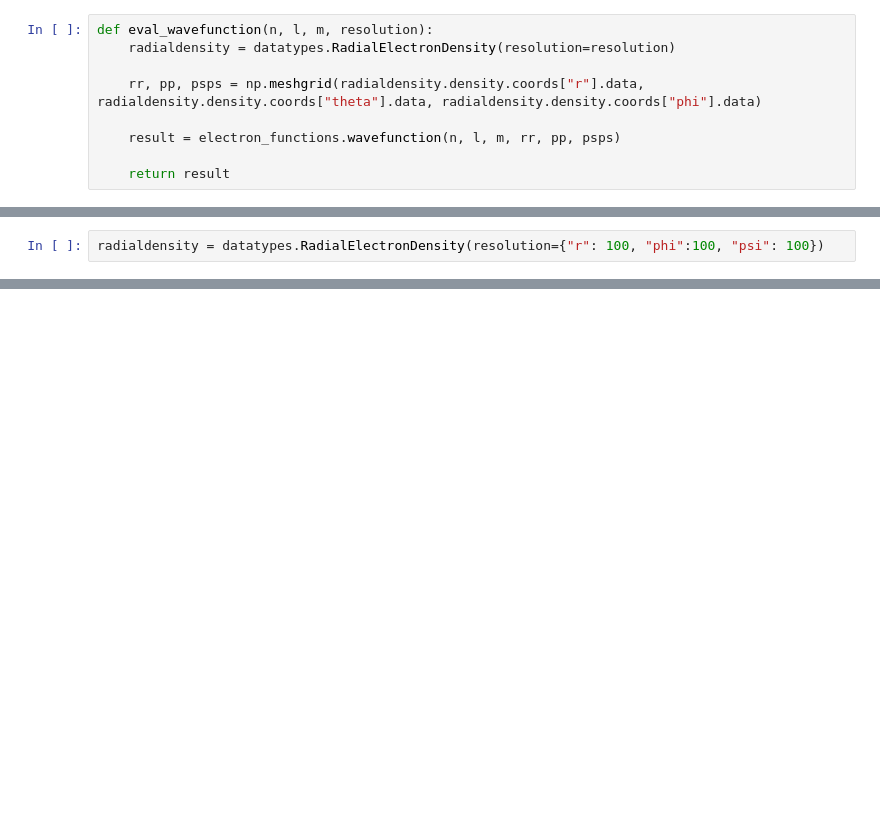
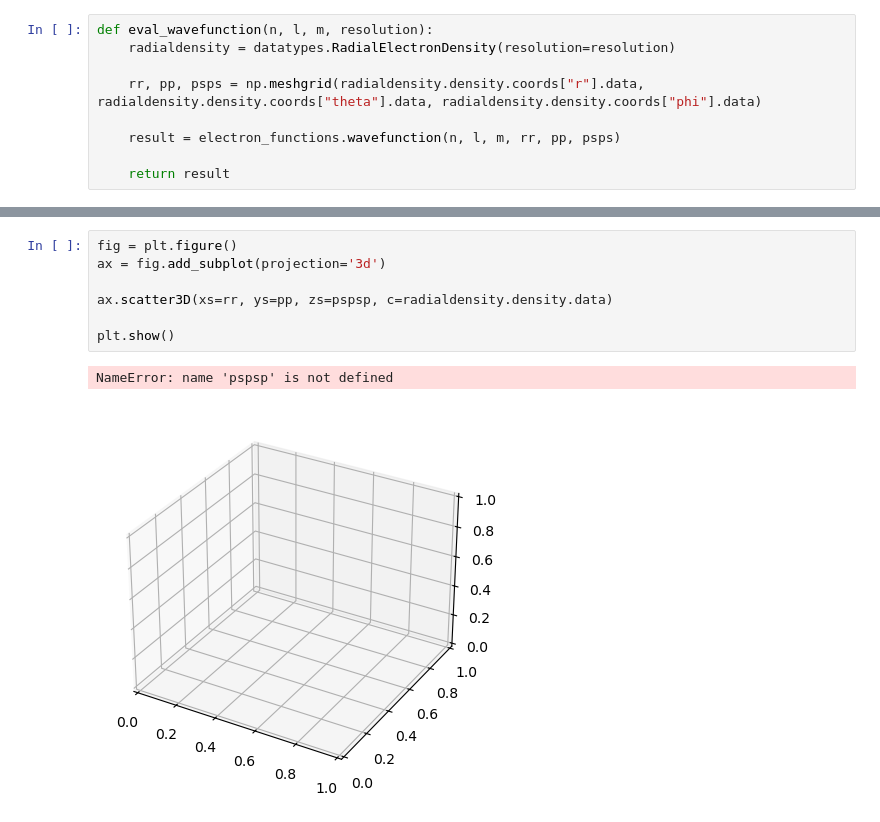
Before and after one commit to patrickwrowe/orbitals, a Jupyter notebook: experiment.ipynb, the cells around one changed output, grey strips where cells are left out. Drawn from its saved outputs; the diff is of its cells as text; blank space fills up the shorter version.

```diff
--- a/experiment.ipynb
+++ b/experiment.ipynb
@@ -43,2 +53,0 @@ plt.show()
-# %%
-radialdensity = datatypes.RadialElectronDensity(resolution={"r": 100, "phi":100, "psi": 100})
@@ -44,0 +74,10 @@ radialdensity = datatypes.RadialElectronDensity(resolution={"r": 100, "phi":100,
+# %%
+fig = plt.figure()
+ax = fig.add_subplot(projection='3d')
+
+ax.scatter3D(xs=rr, ys=pp, zs=pspsp, c=radialdensity.density.data)
+
+plt.show()
+# %% [output]
+NameError: name 'pspsp' is not defined
+[figure, added]
```
Also changed, not shown: parts of 9 cells of this notebook, 2 other files.
